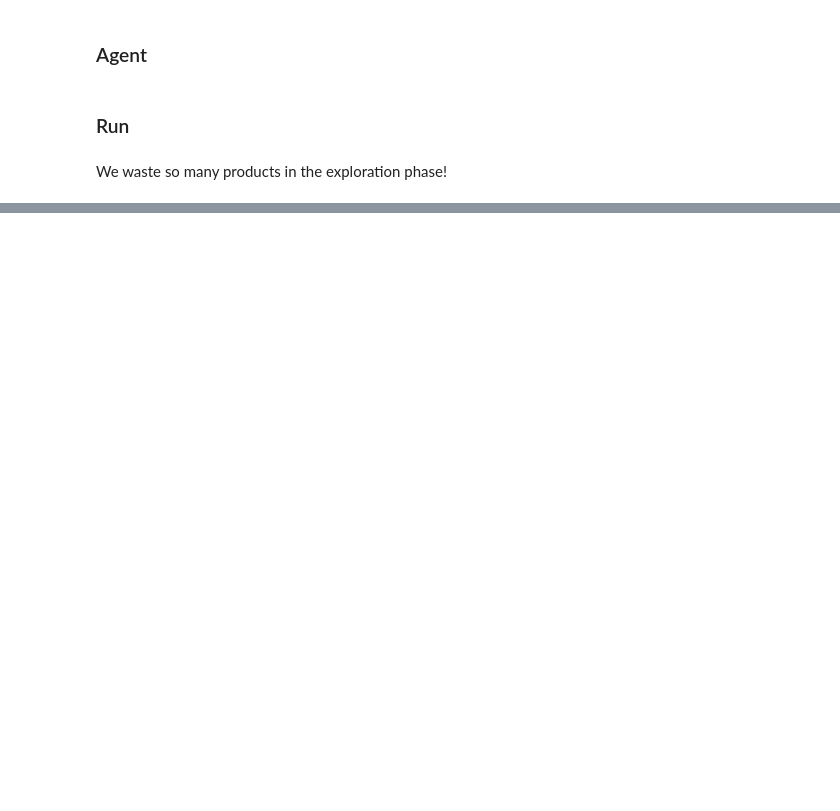
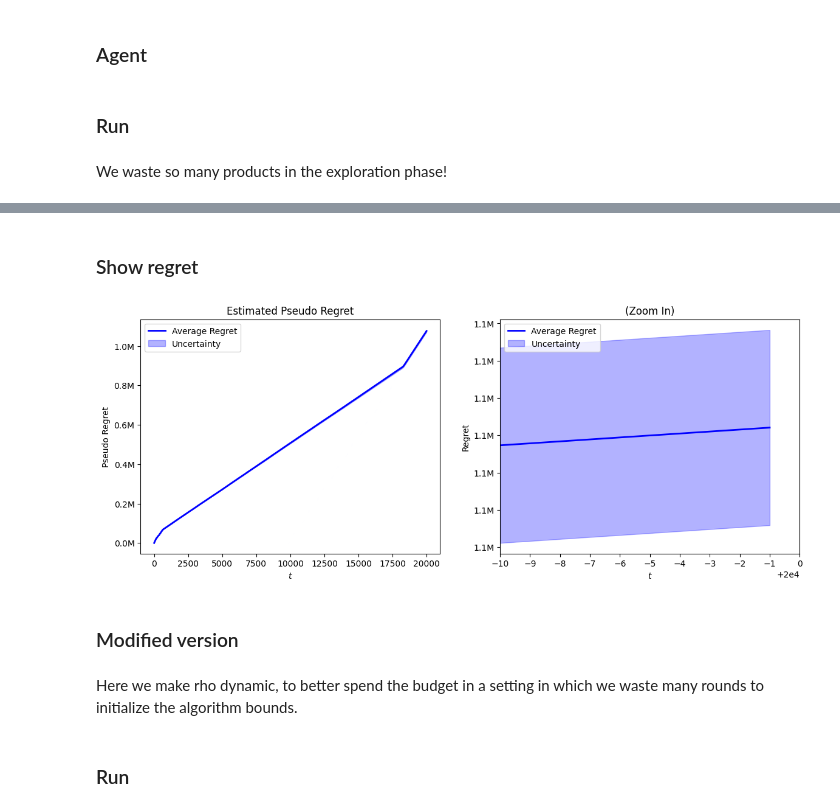
Before and after one commit to peetceenatoo/online-learning, a Jupyter notebook: R2.ipynb, the cells around one changed output, grey strips where cells are left out. Drawn from its saved outputs; the diff is of its cells as text; code cells hidden in the pictures; blank space fills up the shorter version.

```diff
--- a/R2.ipynb
+++ b/R2.ipynb
@@ -311,0 +377,40 @@ Text(0.5, 1.0, 'Regret Istantaneo')
+# %% [markdown]
+### Show regret
+# %%
+# Compute average (and standard deviation) of regret across all trials
+average_regret = np.array(regret_per_trial).mean(axis=0)
+regret_sd = np.array(regret_per_trial).std(axis=0)
+
+# --- Plotting Average Cumulative Regret (Pseudo Regret) ---
+
+# Set zoom start time based on the zoom factor
+zoom_start_t = int(max(0, T - max(1, int(T * zoom))))
+
+fig, (ax1, ax2) = plt.subplots(1, 2, figsize=(14, 5), sharex=False)
+
+# Full Plot (left)
+ax1.plot(np.arange(T), average_regret, 'b-', linewidth=2, label='Average Regret')
+ax1.fill_between(np.arange(T), average_regret - regret_sd / np.sqrt(n_trials), average_regret + regret_sd / np.sqrt(n_trials), alpha=0.3, color='blue', label='Uncertainty')
+ax1.set_title('Estimated Pseudo Regret')
+ax1.set_xlabel('$t$')
+ax1.set_ylabel('Pseudo Regret')
+ax1.legend()
+ax1.xaxis.set_major_locator(matplotlib.ticker.MaxNLocator(integer=True))
+ax1.yaxis.set_major_formatter(matplotlib.ticker.FuncFormatter(millions_formatter))
+
+# Zoom In Plot (right)
+ax2.plot(np.arange(zoom_start_t, T), average_regret[zoom_start_t:], 'b-', linewidth=2, label='Average Regret')
+ax2.fill_between(np.arange(zoom_start_t, T), (average_regret - regret_sd / np.sqrt(n_trials))[zoom_start_t:], (average_regret + regret_sd / np.sqrt(n_trials))[zoom_start_t:], alpha=0.3, color='blue', label='Uncertainty')
+ax2.set_xlim(zoom_start_t, T)
+ax2.set_title('(Zoom In)')
+ax2.set_xlabel('$t$')
+ax2.set_ylabel('Regret')
+ax2.legend()
+ax2.xaxis.set_major_locator(matplotlib.ticker.MaxNLocator(integer=True))
+_ = ax2.yaxis.set_major_formatter(matplotlib.ticker.FuncFormatter(millions_formatter))
+# %% [output]
+[figure, added]
+# %% [markdown]
+### Modified version
+# %% [markdown]
+Here we make rho dynamic, to better spend the budget in a setting in which we waste many rounds to initialize the algorithm bounds.
@@ -311,0 +493,2 @@ Text(0.5, 1.0, 'Regret Istantaneo')
+# %% [markdown]
+### Run
```
Also changed, not shown: parts of 16 cells of this notebook, 1 other file.
